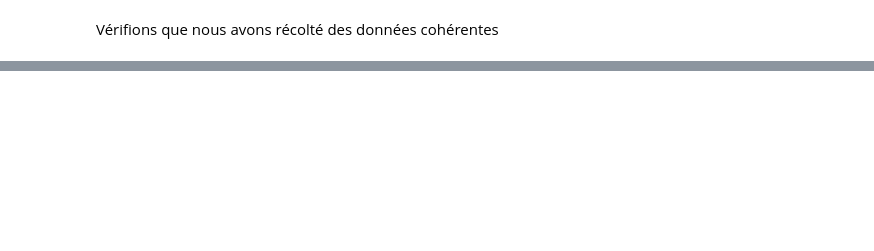
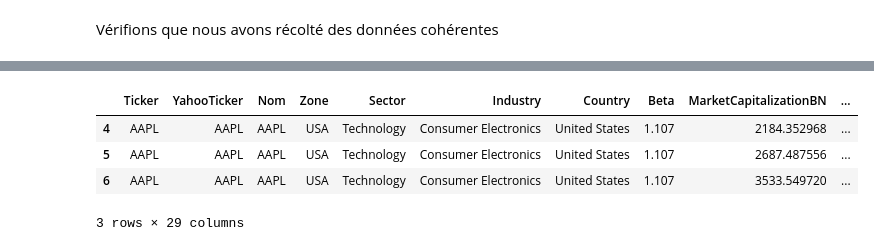
Before and after one commit to tnourlyn/Projet-Python---The-Transatlantic-valuation-guide, a Jupyter notebook: Analyse préliminaire des données/Analyse_preliminaire.ipynb, the cells around one changed output, grey strips where cells are left out. Saved outputs shown, nothing was run; the diff lists cells and outputs as text; code cells hidden in the pictures; blank space fills up the shorter version.

```diff
--- a/Analyse préliminaire des données/Analyse_preliminaire.ipynb
+++ b/Analyse préliminaire des données/Analyse_preliminaire.ipynb
@@ -83,0 +86,12 @@ top_5_equity_STX600.head()
+# %%
+# Sélection de la ligne où la colonne YahooTicker vaut exactement 'LVMH'
+ligne_lvmh = df_SP500[df_SP500['YahooTicker'] == 'AAPL']
+
+# Affichage
+display(ligne_lvmh)
+# %% [output]
+|  | Ticker | YahooTicker | Nom | Zone | Sector | Industry | Country | Beta | MarketCapitalizationBN | ... |
+| 4 | AAPL | AAPL | AAPL | USA | Technology | Consumer Electronics | United States | 1.107 | 2184.352968 | ... |
+| 5 | AAPL | AAPL | AAPL | USA | Technology | Consumer Electronics | United States | 1.107 | 2687.487556 | ... |
+| 6 | AAPL | AAPL | AAPL | USA | Technology | Consumer Electronics | United States | 1.107 | 3533.549720 | ... |
+3 rows × 29 columns
```
Also changed, not shown: parts of 17 cells of this notebook, 8 other files.
